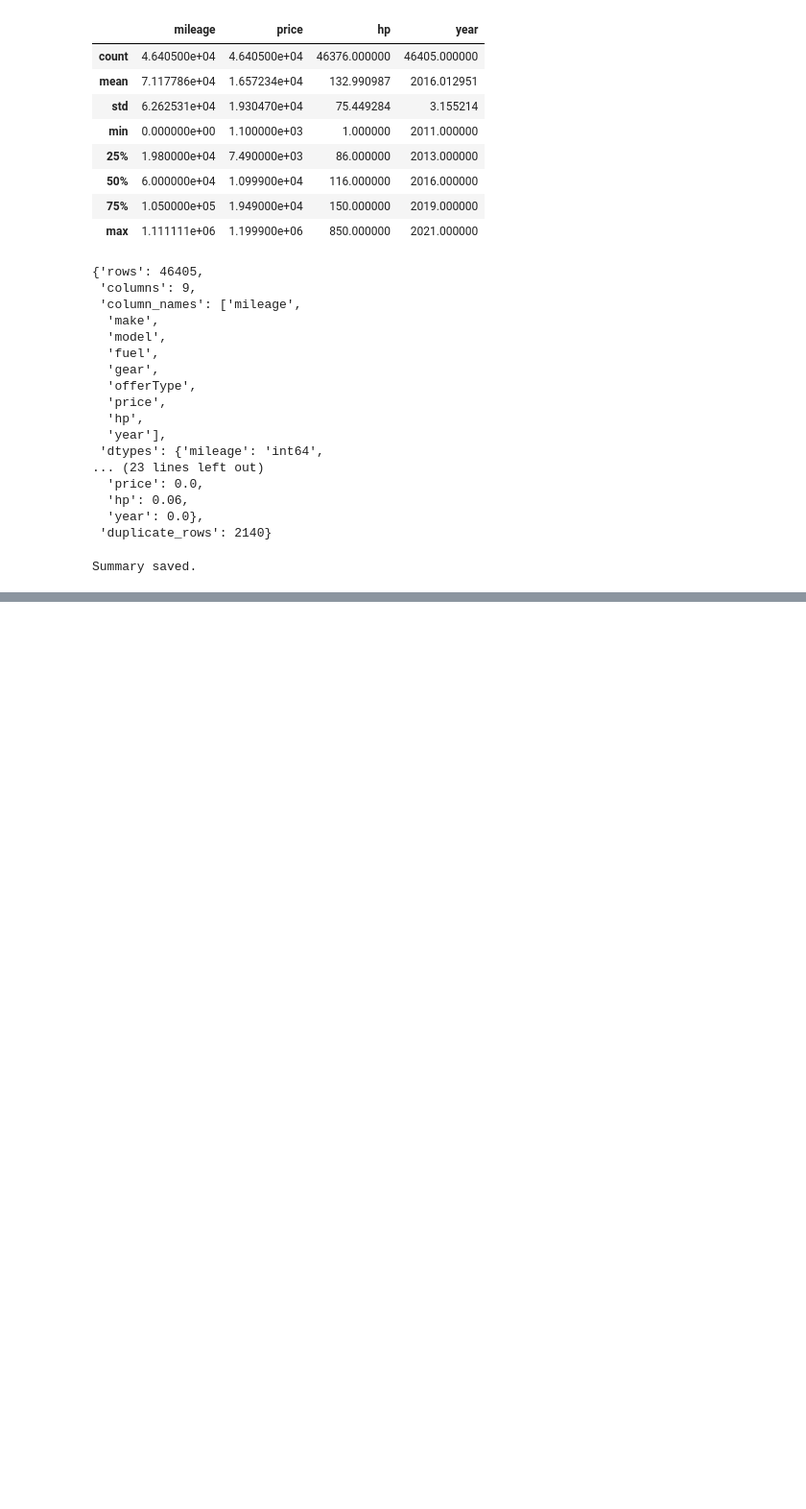
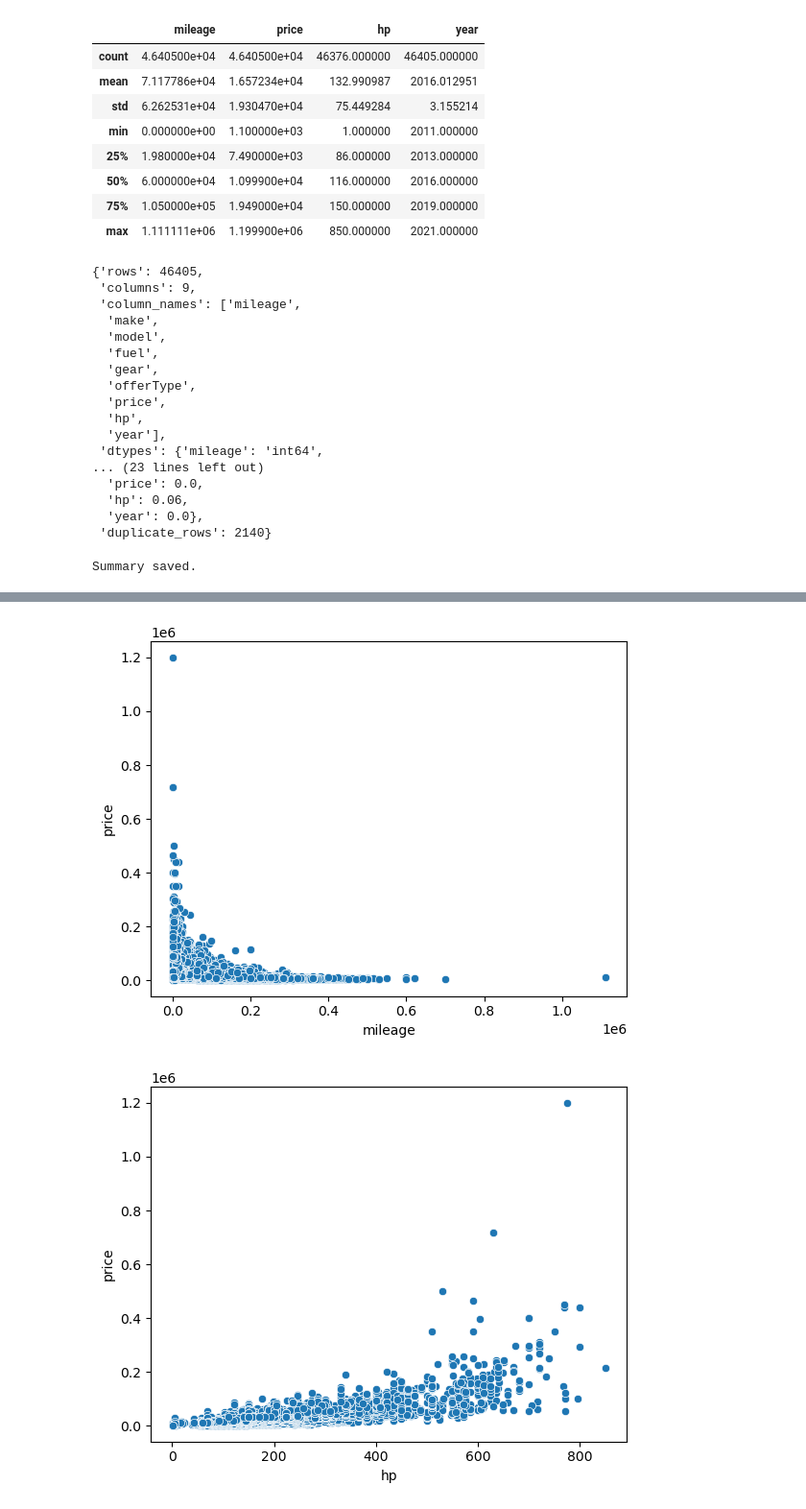
Before and after one commit to umarmohdcr7-spec/data-analysis-agent, a Jupyter notebook: main.ipynb, the cells around one changed output, grey strips where cells are left out. Shown at 96% size. Cells and saved outputs as stored; diff of their text form; code cells hidden in the pictures; blank space fills up the shorter version.

```diff
--- a/main.ipynb
+++ b/main.ipynb
@@ -114,0 +356,9 @@ Summary saved.
+# %%
+sns.scatterplot(x="mileage", y="price", data=df_clean)
+plt.show()
+
+sns.scatterplot(x="hp", y="price", data=df_clean)
+plt.show()
+# %% [output]
+[figure, added]
+[figure, added]
```
Also changed, not shown: parts of 25 cells of this notebook, 2 other files.
